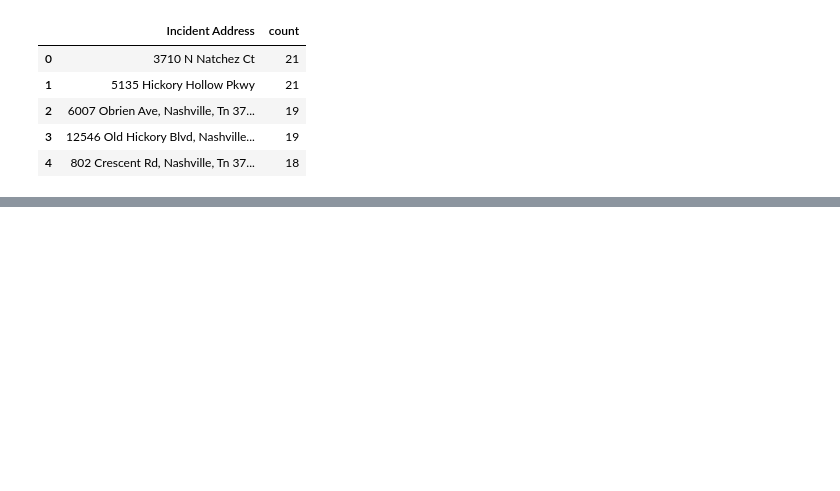
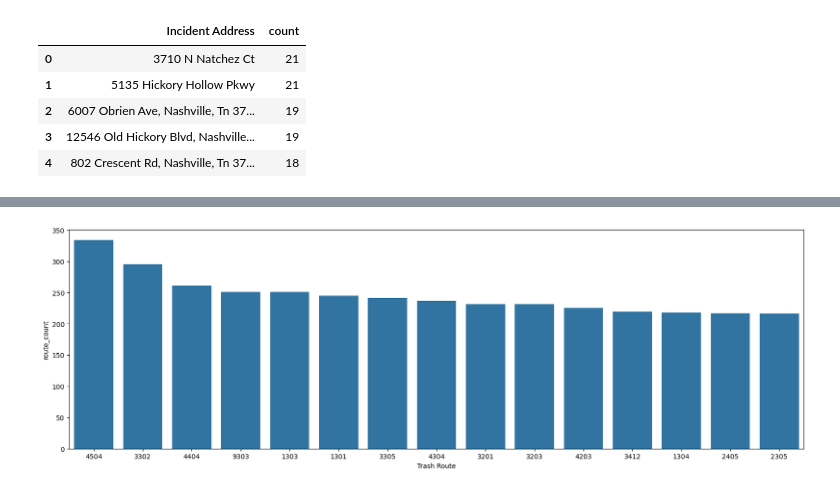
Before and after one commit to NSS-Data-Analytics-Cohort-17/trash-haulers-japan, a Jupyter notebook: scripts/trash_project_Tom.ipynb, the cells around one changed output, grey strips where cells are left out. Drawn from its saved outputs; the diff is of its cells as text; code cells hidden in the pictures; blank space fills up the shorter version.

```diff
--- a/scripts/trash_project_Tom.ipynb
+++ b/scripts/trash_project_Tom.ipynb
@@ -363,0 +205,3 @@ not_missed_desc
+# %%
+trash_df['address_zip'] = trash_df['Address'] + ' ' + trash_df['Zip Code']
+trash_df.head()
@@ -363,0 +227,4 @@ not_missed_desc
+# %%
+route_count = (trash_df.loc[trash_df['Missed Trash'] == True].groupby('Trash Route')['address_zip'].count().reset_index(name='route_count'))
+route_count = route_count.sort_values('route_count', ascending=False)
+route_count.head()
@@ -363,0 +238,6 @@ not_missed_desc
+# %%
+top_15_routes = route_count.nlargest(15, 'route_count')
+plt.figure(figsize=(20, 6))
+sns.barplot(data=top_15_routes, x='Trash Route', y='route_count', errorbar=None);
+# %% [output]
+[figure, added]
```
Also changed, not shown: parts of 50 cells of this notebook, 4 other files.
